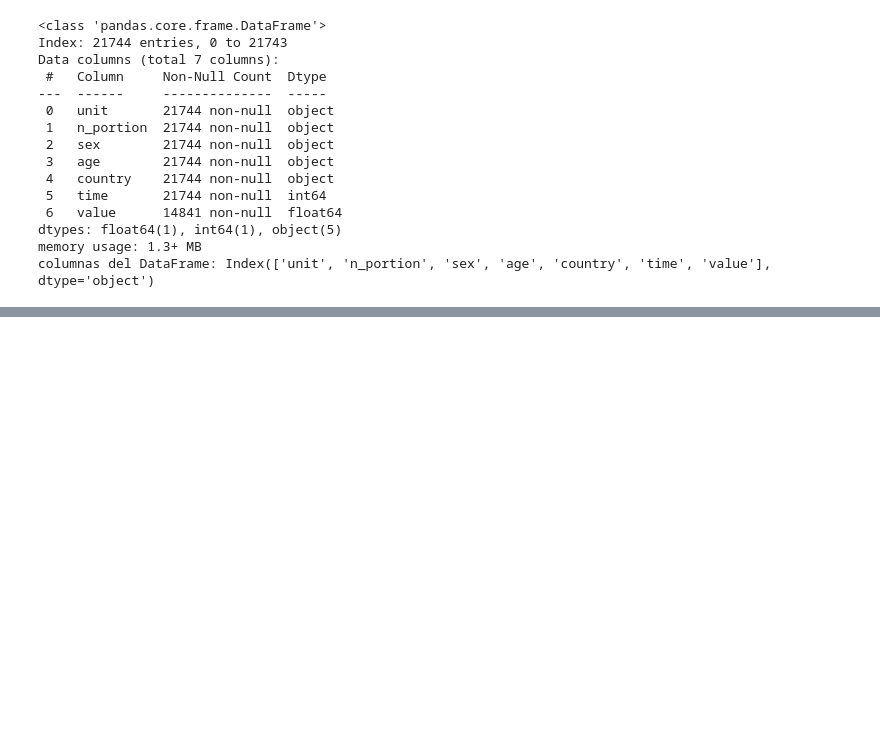
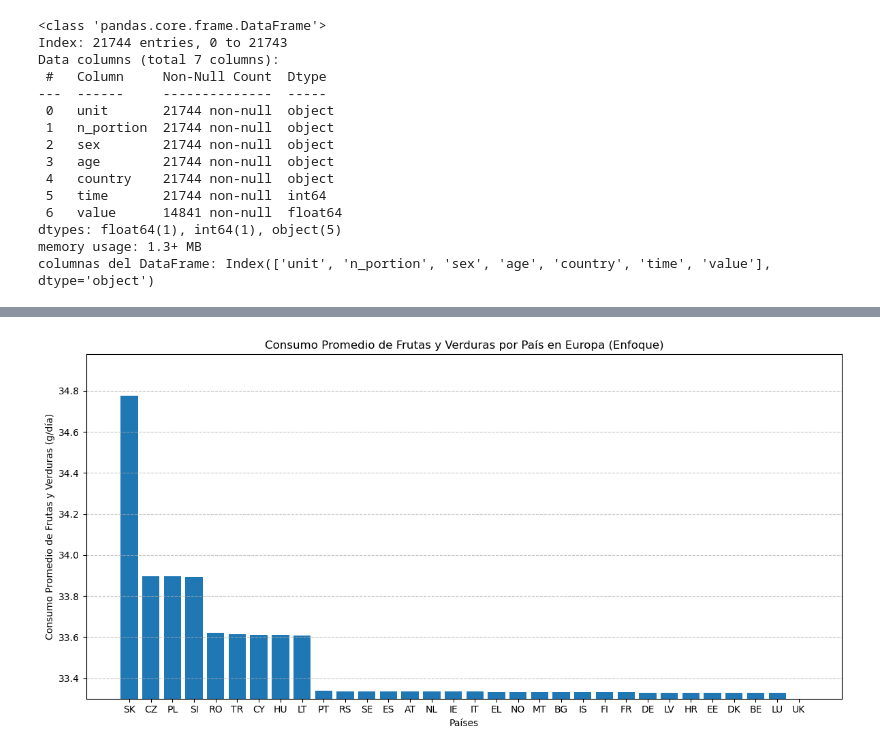
Before and after one commit to AntonioDavid333/Mental-Health-Data-Analysis, a Jupyter notebook: fruitsVegetablesConsumption.ipynb, the cells around one changed output, grey strips where cells are left out. Saved outputs shown, nothing was run; the diff lists cells and outputs as text; code cells hidden in the pictures; blank space fills up the shorter version.

Commit message:
Estudio_frutas_verduras_finalizado

```diff
--- a/fruitsVegetablesConsumption.ipynb
+++ b/fruitsVegetablesConsumption.ipynb
@@ -190,0 +215,13 @@ plt.show()
+# %%
+#OTRO GRÁFICO DE BARRAS CON LÍMITES MÁS JUSTOS
+plt.figure(figsize=(12, 6))
+plt.bar(paises, consumo)
+plt.grid(axis='y', linestyle='--', alpha=0.7)
+plt.ylim(np.min(consumo), np.max(consumo)+0.2)  # Ajusta los límites del eje y para enfocarte en el rango relevante
+plt.xlabel('Países')
+plt.ylabel('Consumo Promedio de Frutas y Verduras (g/día)')
+plt.title('Consumo Promedio de Frutas y Verduras por País en Europa (Enfoque)')
+plt.tight_layout()
+plt.show()
+# %% [output]
+[figure, added]
```
Also changed, not shown: parts of 23 cells of this notebook.
